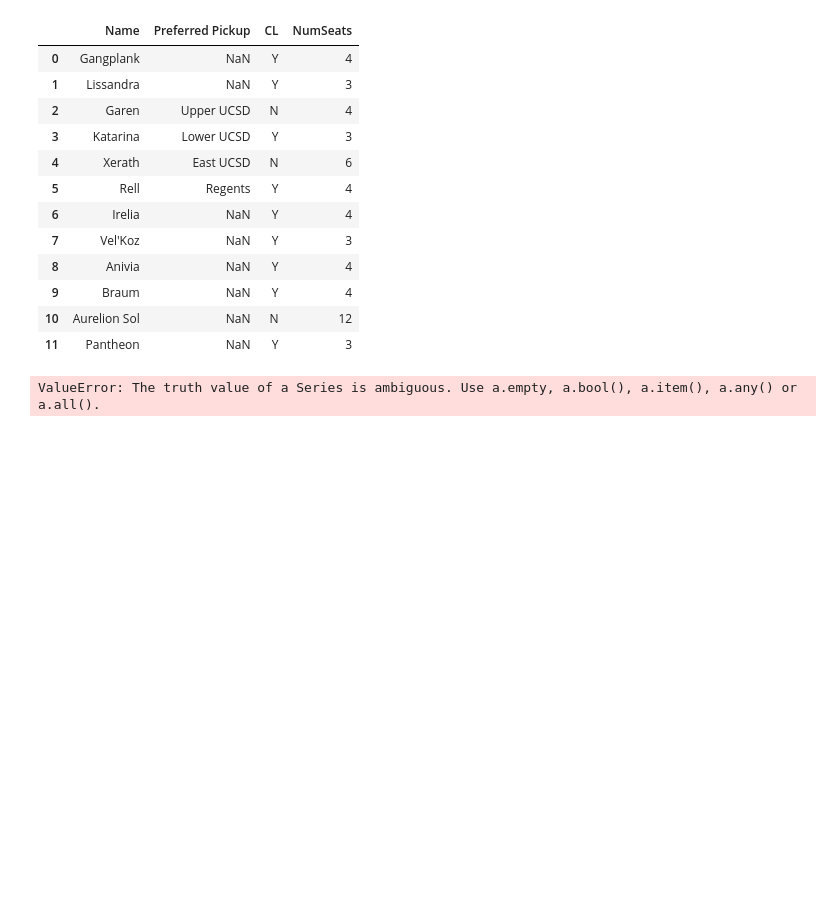
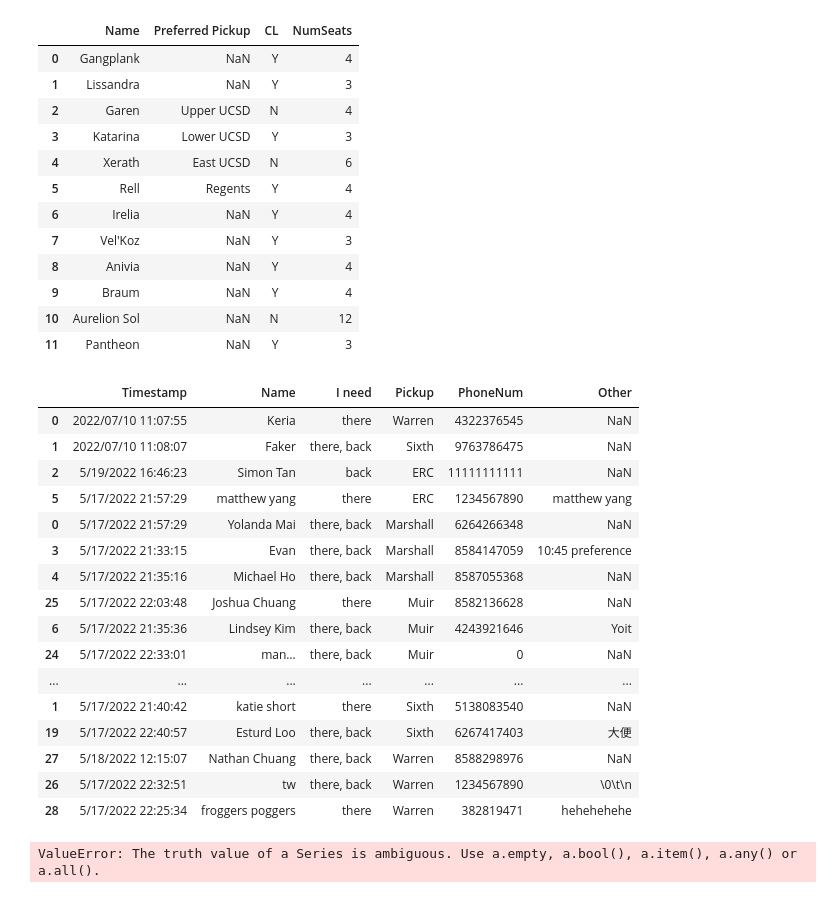
Before and after one commit to mYang25/CollegeLife-Rides-App, a Jupyter notebook: EwDataScience.ipynb, the cells around one changed output. Saved outputs shown, nothing was run; the diff lists cells and outputs as text; code cells hidden in the pictures; blank space fills up the shorter version.

```diff
--- a/EwDataScience.ipynb
+++ b/EwDataScience.ipynb
@@ -113,14 +113,32 @@ df = df.sort_values(by='Latest Date')
 # %%
 for wrider_index, wrider in wrf.iterrows():
     for prider_index, prider in prf.iterrows():
         if wrider['PhoneNum'] == prider['PhoneNum']:
             if wrider['Timestamp'] > prider['Timestamp']:
-                prf.drop(prider_index)
+                prf = prf.drop(prider_index)
             else:
-                wrf.drop(wrider_index)
+                wrf = wrf.drop(wrider_index)
 
 rf = pd.concat([wrf, prf])
 rf
+# %% [output]
+|  | Timestamp | Name | I need | Pickup | PhoneNum | Other |
+| 0 | 2022/07/10 11:07:55 | Keria | there | Warren | 4322376545 | NaN |
+| 1 | 2022/07/10 11:08:07 | Faker | there, back | Sixth | 9763786475 | NaN |
+| 2 | 5/19/2022 16:46:23 | Simon Tan | back | ERC | 11111111111 | NaN |
+| 5 | 5/17/2022 21:57:29 | matthew yang | there | ERC | 1234567890 | matthew yang |
+| 0 | 5/17/2022 21:57:29 | Yolanda Mai | there, back | Marshall | 6264266348 | NaN |
+| 3 | 5/17/2022 21:33:15 | Evan | there, back | Marshall | 8584147059 | 10:45 preference |
+| 4 | 5/17/2022 21:35:16 | Michael Ho | there, back | Marshall | 8587055368 | NaN |
+| 25 | 5/17/2022 22:03:48 | Joshua Chuang | there | Muir | 8582136628 | NaN |
+| 6 | 5/17/2022 21:35:36 | Lindsey Kim | there, back | Muir | 4243921646 | Yoit |
+| 24 | 5/17/2022 22:33:01 | man… | there, back | Muir | 0 | NaN |
+| ... | ... | ... | ... | ... | ... | ... |
+| 1 | 5/17/2022 21:40:42 | katie short | there | Sixth | 5138083540 | NaN |
+| 19 | 5/17/2022 22:40:57 | Esturd Loo | there, back | Sixth | 6267417403 | 大便 |
+| 27 | 5/18/2022 12:15:07 | Nathan Chuang | there, back | Warren | 8588298976 | NaN |
+| 26 | 5/17/2022 22:32:51 | tw | there, back | Warren | 1234567890 | \0\t\n |
+| 28 | 5/17/2022 22:25:34 | froggers poggers | there | Warren | 382819471 | hehehehehe |
 # %%
 # Some Variables for Counting
 numRiders = len(df.index)
```
